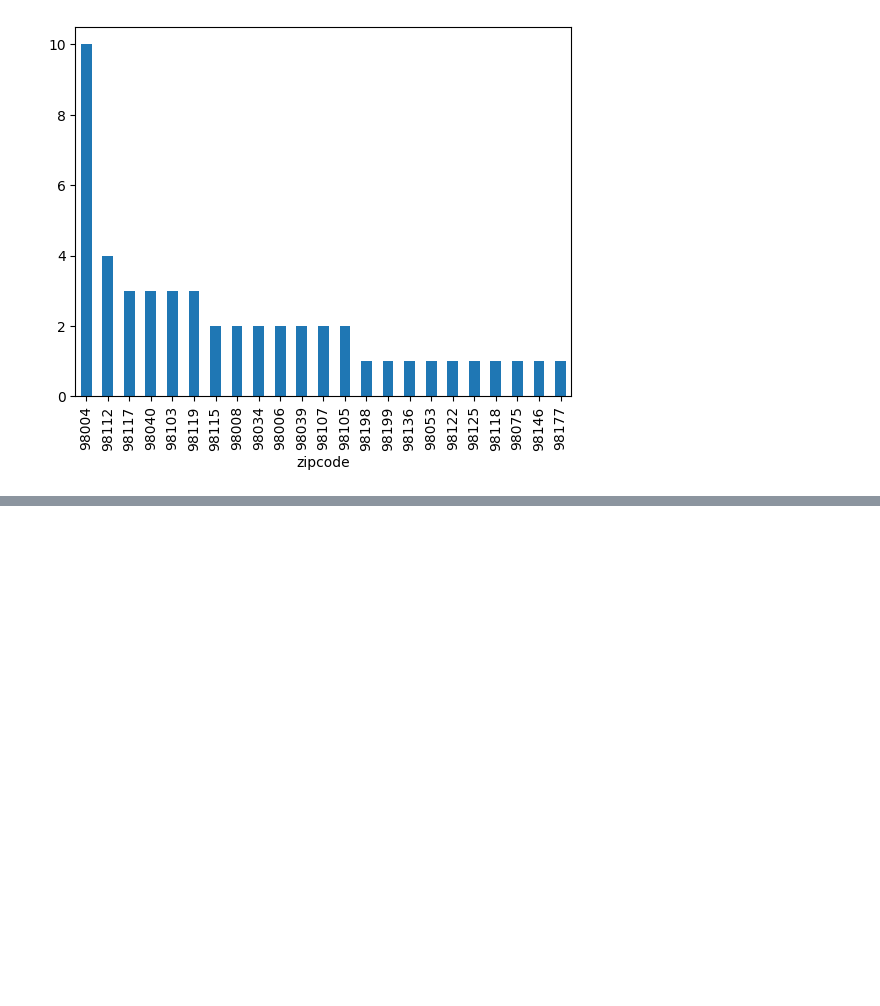
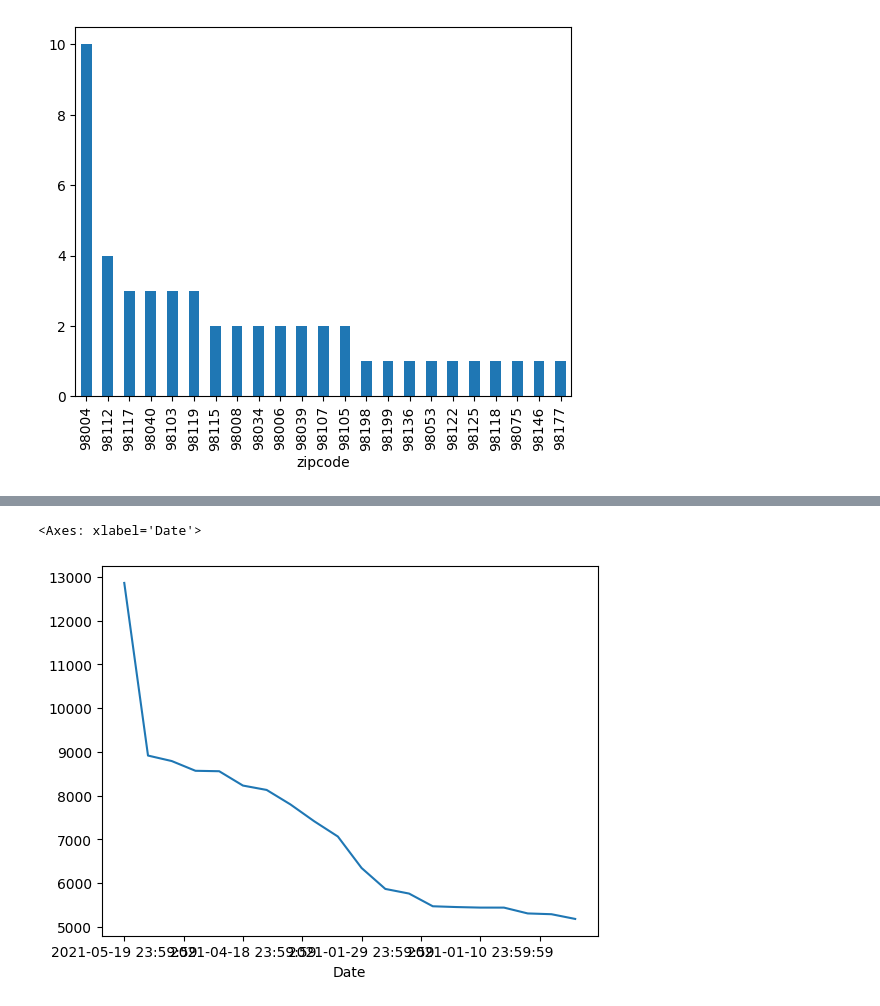
Before and after one commit to harshitgupta240197/Python, a Jupyter notebook: Pandas/Core_Concepts/Modifying Dataframes/Adding_Dynamic_Columns.ipynb, the cells around one changed output, grey strips where cells are left out. Saved outputs shown, nothing was run; the diff lists cells and outputs as text; code cells hidden in the pictures; blank space fills up the shorter version.

```diff
--- a/Pandas/Core_Concepts/Modifying Dataframes/Adding_Dynamic_Columns.ipynb
+++ b/Pandas/Core_Concepts/Modifying Dataframes/Adding_Dynamic_Columns.ipynb
@@ -113,0 +188,5 @@ houses.sort_values(['price/sqft'], ascending=False).head(50)['zipcode'].value_co
+# %%
+btc.sort_values('Delta', ascending=False)['Delta'].head(20).plot()
+# %% [output]
+<Axes: xlabel='Date'>
+[figure, added]
```
Also changed, not shown: parts of 12 cells of this notebook.
